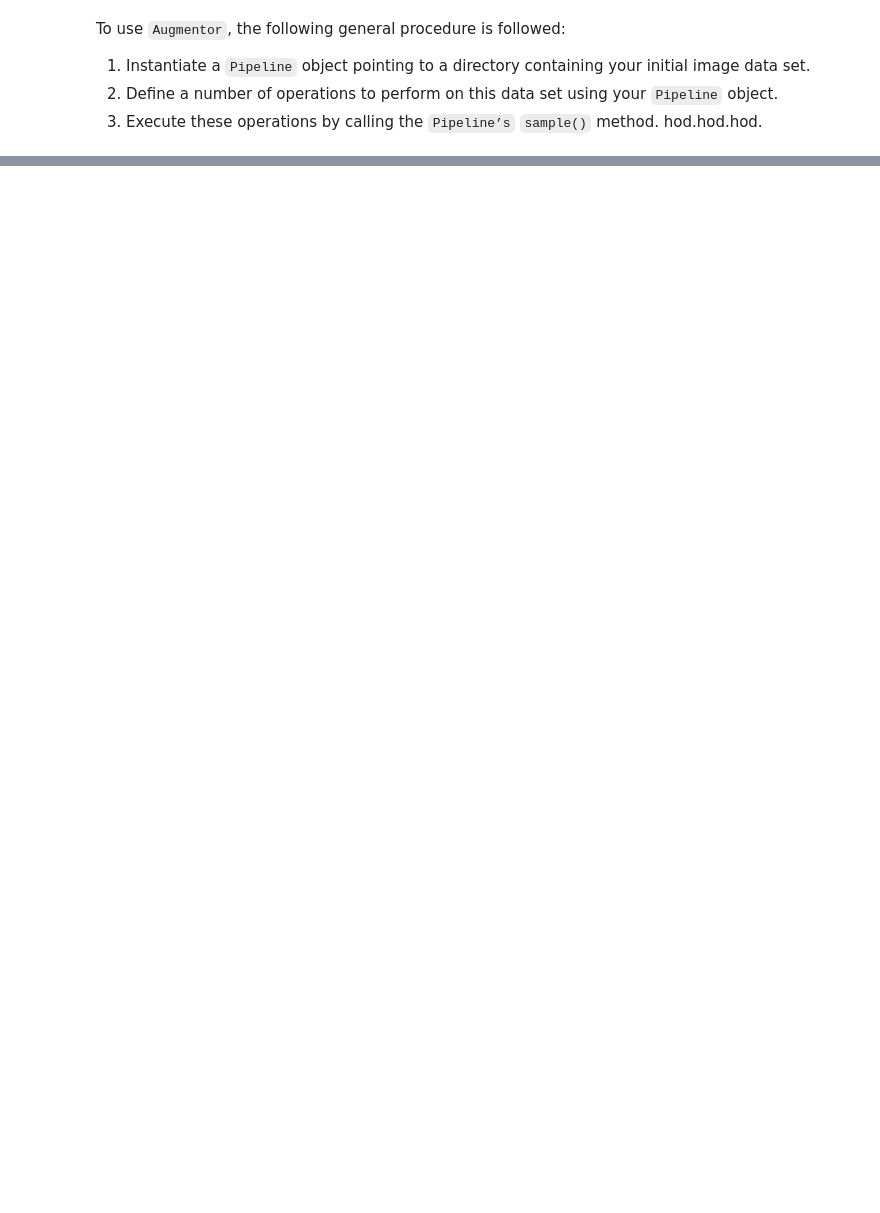
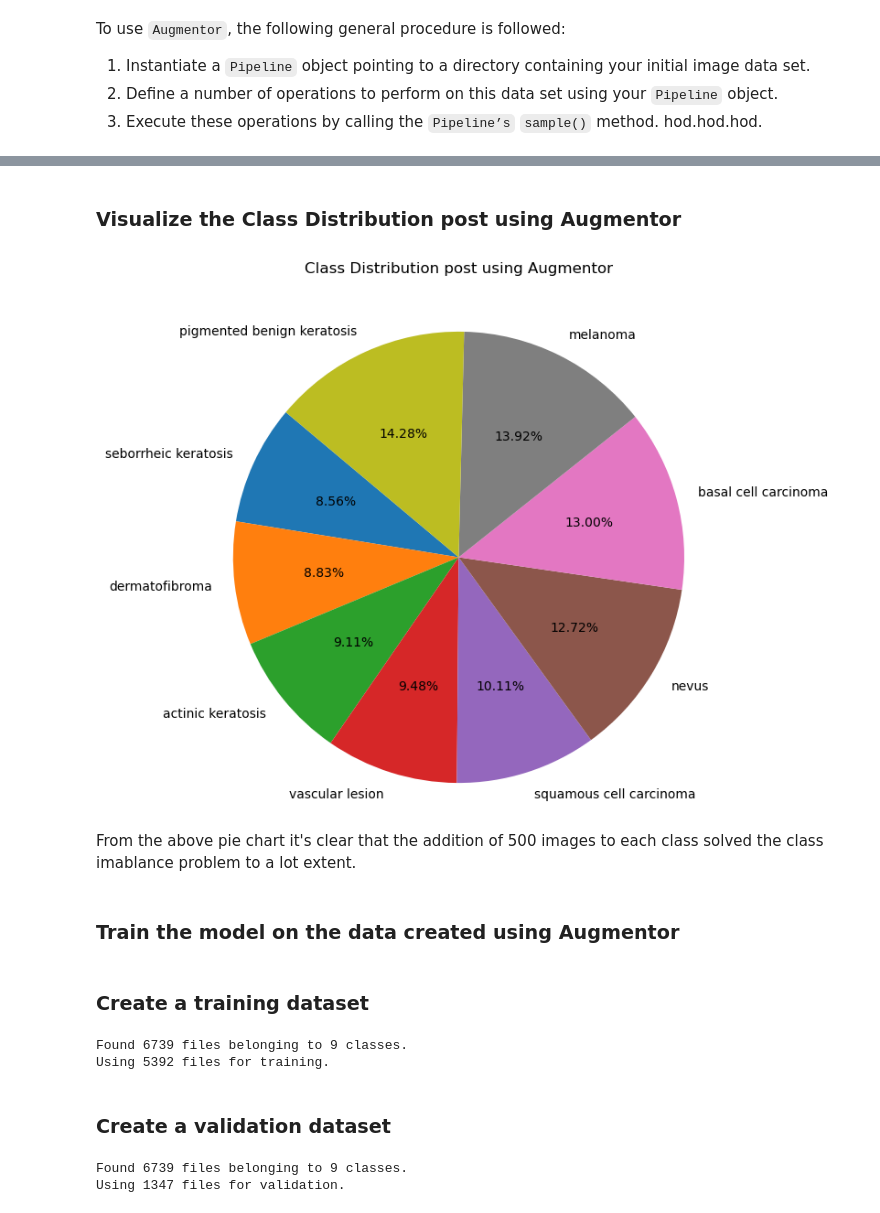
Before and after one commit to sharmaankit091/Melanoma_Detection_Assignment, a Jupyter notebook: Ankit_Kr_Sharma_nn.ipynb, the cells around one changed output, grey strips where cells are left out. Cells and saved outputs as stored; diff of their text form; code cells hidden in the pictures; blank space fills up the shorter version.

```diff
--- a/Ankit_Kr_Sharma_nn.ipynb
+++ b/Ankit_Kr_Sharma_nn.ipynb
@@ -390,0 +573,16 @@ for i in class_names:
+# %%
+required_images_new = os.path.abspath(os.path.join(data_dir_train, "*", "output", "*.jpg"))
+list_of_images_new = glob.glob(required_images_new)
+# %%
+for image_new in list_of_images_new:
+    class_label_new = os.path.basename(os.path.dirname(os.path.dirname(image_new)))
+    class_lables_list_new.append(class_label_new)
+    path_list_new.append(image_new)
+# %%
+class_labels_path_df_new = pd.DataFrame(
+    dict(
+        class_label = class_lables_list_new,
+        image_path = path_list_new
+    )
+)
+class_labels_path_df_new
@@ -390,0 +619,4 @@ for i in class_names:
+# %%
+class_labels_path_df_final = pd.concat(
+    [class_labels_path_df, class_labels_path_df_new], axis = 0
+)
@@ -390,0 +644,45 @@ for i in class_names:
+# %% [markdown]
+### Visualize the Class Distribution post using Augmentor
+# %%
+# Pie Chart to visualize percenatge wise class distribution
+
+plt.figure(figsize = (7, 7))
+class_distribution_final_value_counts = class_labels_path_df_final.class_label.value_counts(ascending = True)
+plt.pie(class_distribution_final_value_counts.values, labels = class_distribution_final_value_counts.index, autopct='%.2f%%', startangle=140)
+plt.axis('equal')  # Equal aspect ratio ensures that pie is drawn as a circle
+plt.title('Class Distribution post using Augmentor', pad=30, loc='center')
+plt.show()
+# %% [output]
+[figure, added]
+# %% [markdown]
+From the above pie chart it's clear that the addition of 500 images to each class solved the class imablance problem to a lot extent.
+# %% [markdown]
+### Train the model on the data created using Augmentor
+# %% [markdown]
+### Create a training dataset
+# %%
+train_ds = tf.keras.preprocessing.image_dataset_from_directory(
+    data_dir_train,  # Here this path is old + augmented images
+    seed = 123,
+    validation_split = 0.2,
+    subset = "training",
+    image_size = (img_height, img_width),
+    batch_size = batch_size
+)
+# %% [output]
+Found 6739 files belonging to 9 classes.
+Using 5392 files for training.
+# %% [markdown]
+### Create a validation dataset
+# %%
+val_ds = tf.keras.preprocessing.image_dataset_from_directory(
+    data_dir_train,
+    seed = 123,
+    validation_split = 0.2,
+    subset = "validation",
+    image_size = (img_height, img_width),
+    batch_size = batch_size
+)
+# %% [output]
+Found 6739 files belonging to 9 classes.
+Using 1347 files for validation.
```
Also changed, not shown: parts of 54 cells of this notebook, 4 other files.
